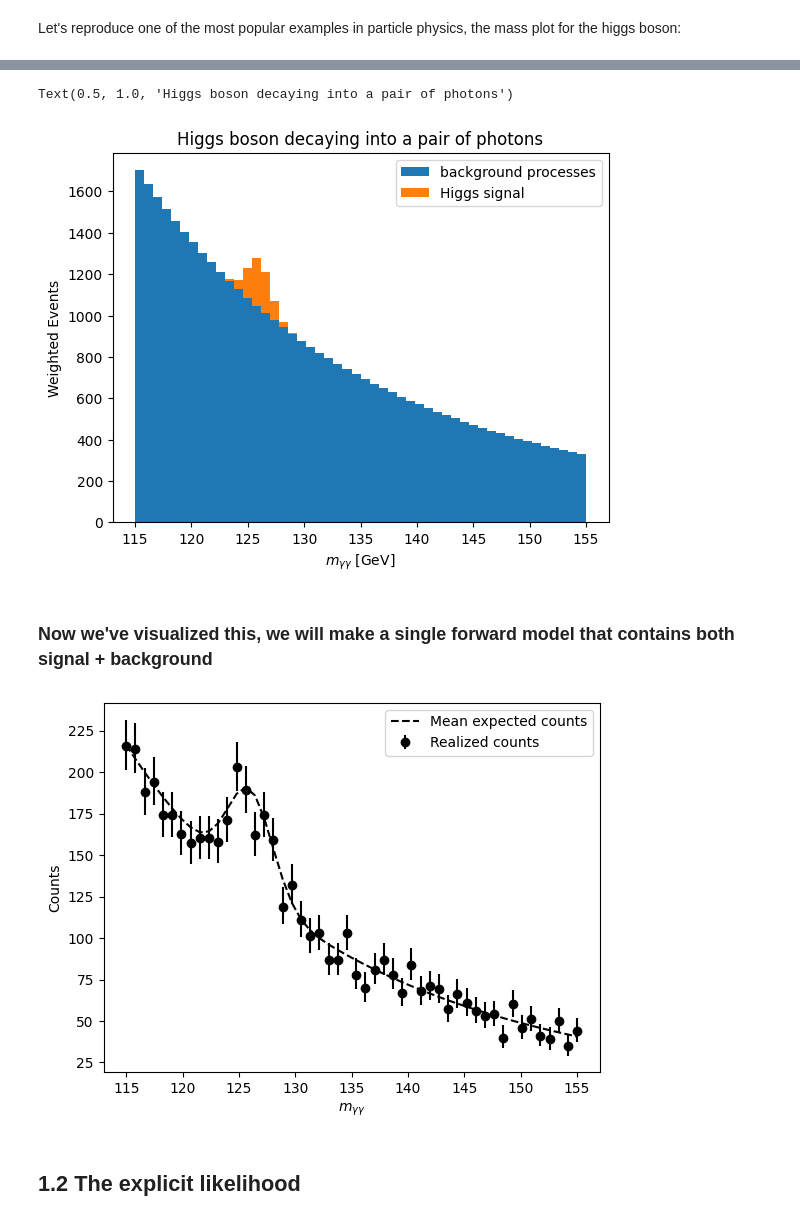
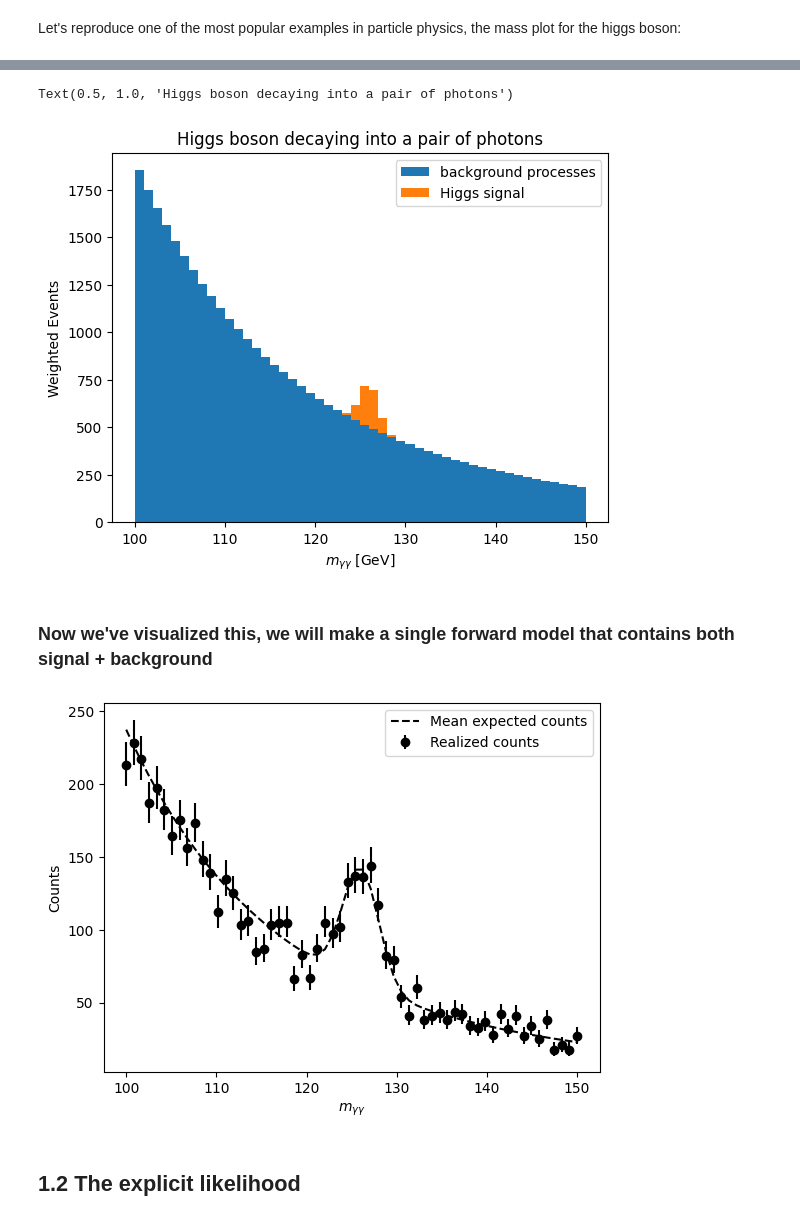
Before and after one commit to jessimic/sbi-tutorial-iaifi, a Jupyter notebook: tutorial.ipynb, the cells around one changed output, grey strips where cells are left out. Drawn from its saved outputs; the diff is of its cells as text; code cells hidden in the pictures.

```diff
--- a/tutorial.ipynb
+++ b/tutorial.ipynb
@@ -65,29 +65,29 @@ Let's reproduce one of the most popular examples in particle physics, the mass p
 # %% [markdown]
 <img src=./assets/higgs_mass_plot_cms.jpg alt= “” width=700>
 # %%
-mass_sample = np.linspace(115, 155, 400)  # Mass range in GeV
+mass_sample = np.linspace(100, 150, 400)  # Mass range in GeV
 
 # Power-law background
-exp_b = -5.6
+exp_b = -5.75
 amp_b = 7.5e13
 y_b_sample = amp_b * (mass_sample ** exp_b)
 
 # Gaussian signal
 amp_s=30
 mu_s=126 #Measured higgs mass
 std_s = 1
 y_s_sample = amp_s * np.exp(-((mass_sample - mu_s) ** 2) / (2 * std_s ** 2))
 
 #Make stacked histogram to see distribution that you would be pulling from
 plt.hist([mass_sample, mass_sample], bins=50, weights=[y_b_sample, y_s_sample], label=['background processes', 'Higgs signal'], stacked=True)
 
 plt.legend()
 plt.xlabel(r'$m_{\gamma \gamma}$ [GeV]')
 plt.ylabel("Weighted Events")
 plt.title("Higgs boson decaying into a pair of photons")
 # %% [output]
 Text(0.5, 1.0, 'Higgs boson decaying into a pair of photons')
-[figure, old version]
+[figure, new version]
 # %% [markdown]
 ### Now we've visualized this, we will make a single forward model that contains both signal + background
 # %%
@@ -112,12 +112,12 @@ def poisson_interval(k, alpha=0.32):
         low = 0.0
     return k - low, high - k
 # %%
-y = np.linspace(115, 155, 50)  # Dependent variable
+y = np.linspace(100, 150, 60)  # Dependent variable
 
 # Mean expected counts
 x_mu = bump_forward_model(y,
-                    amp_s=60, mu_s=126, std_s=2,  # Signal params -- BUMP UP amplitute and std for ease
-                    amp_b=7.5e13, exp_b=-5.6)  # Background params
+                    amp_s=80, mu_s=126, std_s=2,  # Signal params -- BUMP UP amplitute and std for ease
+                    amp_b=7.5e13, exp_b=-5.75)  # Background params
 
 # Realized counts
 x = np.random.poisson(x_mu)
@@ -134,7 +134,7 @@ plt.legend();
 
 # plt.savefig("assets/x1.pdf")
 # %% [output]
-[figure, old version]
+[figure, new version]
 # %% [markdown]
 ## 1.2 The explicit likelihood
 # %% [markdown]
```
Also changed, not shown: parts of 34 cells of this notebook.
